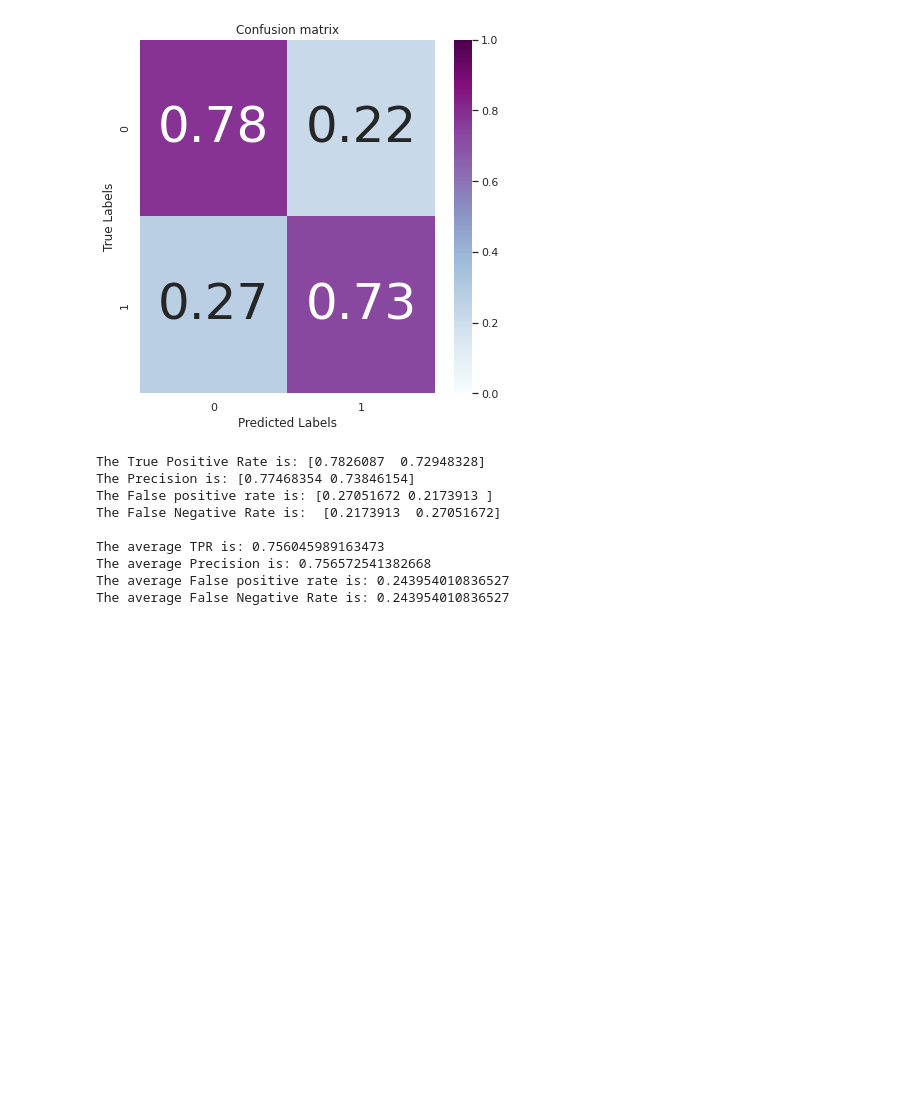
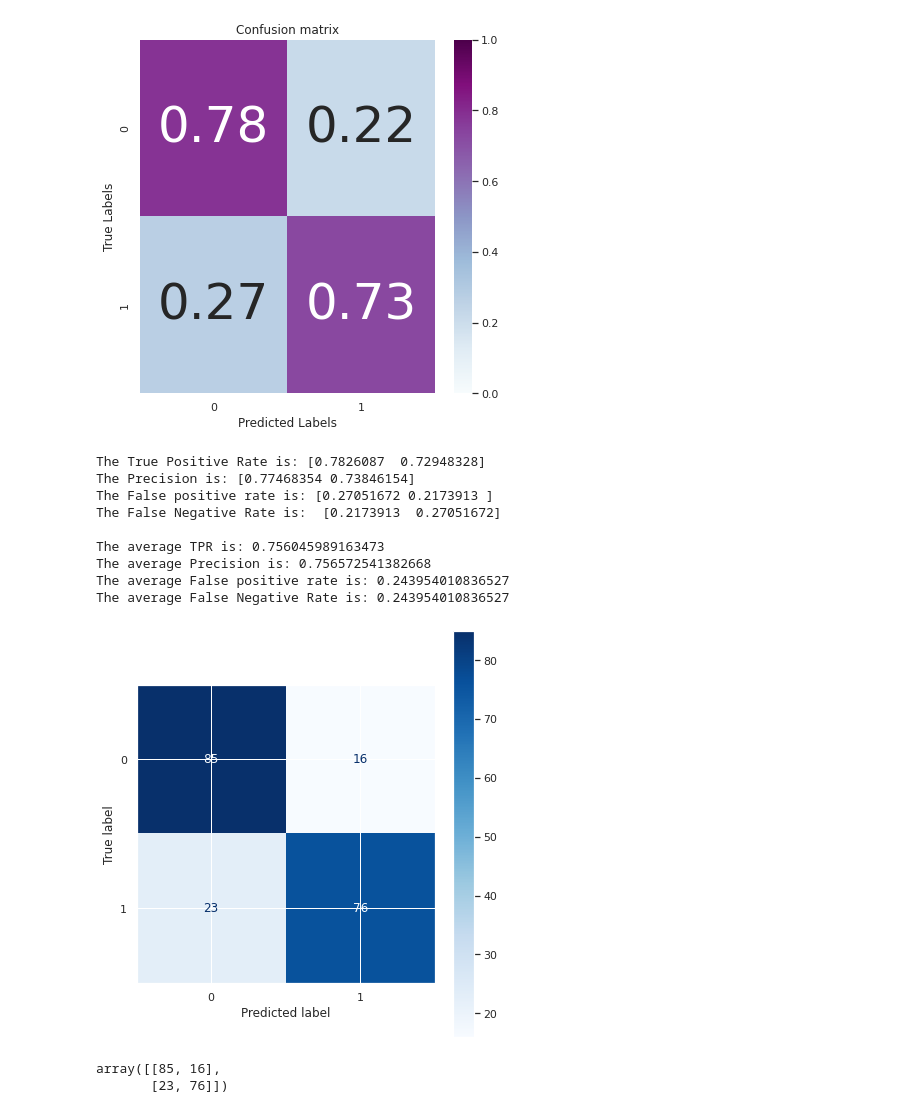
Before and after one commit to Highashikata/Data-Science---Bad-or-Good-Customer-to-give-a-Loan-to-, a Jupyter notebook: Data_Science_Good_or_Bad_Customer_to_give_a_loan_to.ipynb, the cells around one changed output. Saved outputs shown, nothing was run; the diff lists cells and outputs as text; code cells hidden in the pictures; blank space fills up the shorter version.

```diff
--- a/Data_Science_Good_or_Bad_Customer_to_give_a_loan_to.ipynb
+++ b/Data_Science_Good_or_Bad_Customer_to_give_a_loan_to.ipynb
@@ -895,3 +895,14 @@ The average TPR is: 0.756045989163473
 The average Precision is: 0.756572541382668
 The average False positive rate is: 0.243954010836527
 The average False Negative Rate is: 0.243954010836527
+# %%
+from sklearn.metrics import plot_confusion_matrix
+
+cm_plotting = plot_confusion_matrix(log_reg, X_test, y_test, cmap = 'Blues', values_format = '.3g')
+# %% [output]
+[figure, added]
+# %%
+cm_plotting.confusion_matrix
+# %% [output]
+array([[85, 16],
+       [23, 76]])
```
